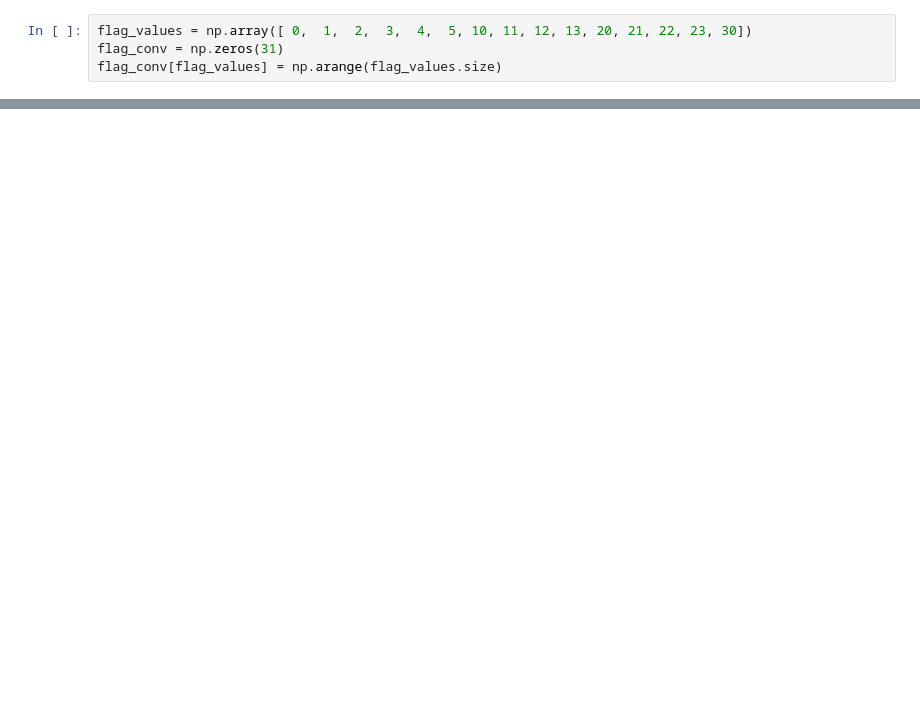
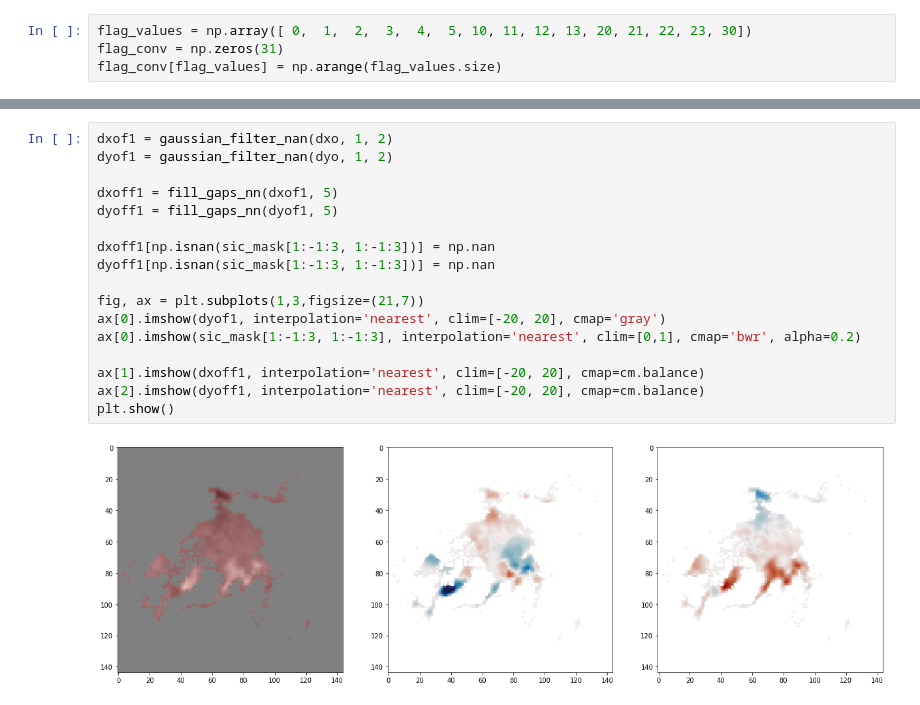
Before and after one commit to nansencenter/sea_ice_age, a Jupyter notebook: cdr_improvement_prototype.ipynb, the cells around one changed output, grey strips where cells are left out. Cells and saved outputs as stored; diff of their text form; blank space fills up the shorter version.

```diff
--- a/cdr_improvement_prototype.ipynb
+++ b/cdr_improvement_prototype.ipynb
@@ -168,0 +189,19 @@ plt.show()
+# %%
+dxof1 = gaussian_filter_nan(dxo, 1, 2)
+dyof1 = gaussian_filter_nan(dyo, 1, 2)
+
+dxoff1 = fill_gaps_nn(dxof1, 5)
+dyoff1 = fill_gaps_nn(dyof1, 5)
+
+dxoff1[np.isnan(sic_mask[1:-1:3, 1:-1:3])] = np.nan
+dyoff1[np.isnan(sic_mask[1:-1:3, 1:-1:3])] = np.nan
+
+fig, ax = plt.subplots(1,3,figsize=(21,7))
+ax[0].imshow(dyof1, interpolation='nearest', clim=[-20, 20], cmap='gray')
+ax[0].imshow(sic_mask[1:-1:3, 1:-1:3], interpolation='nearest', clim=[0,1], cmap='bwr', alpha=0.2)
+
+ax[1].imshow(dxoff1, interpolation='nearest', clim=[-20, 20], cmap=cm.balance)
+ax[2].imshow(dyoff1, interpolation='nearest', clim=[-20, 20], cmap=cm.balance)
+plt.show()
+# %% [output]
+[figure, added]
```
Also changed, not shown: parts of 12 cells of this notebook, 1 other file.
